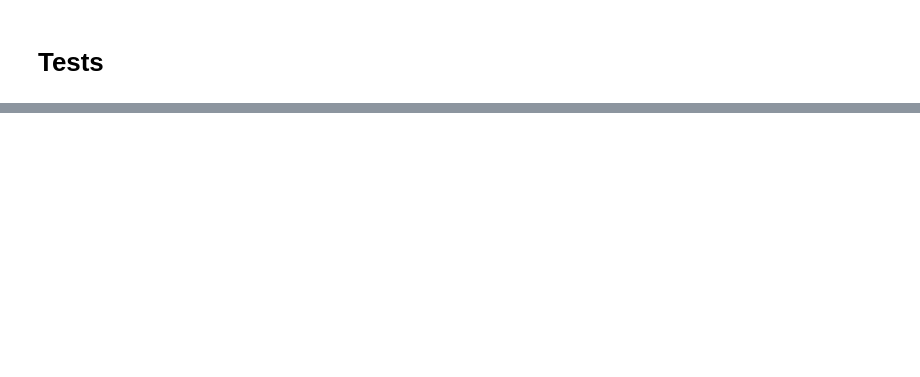
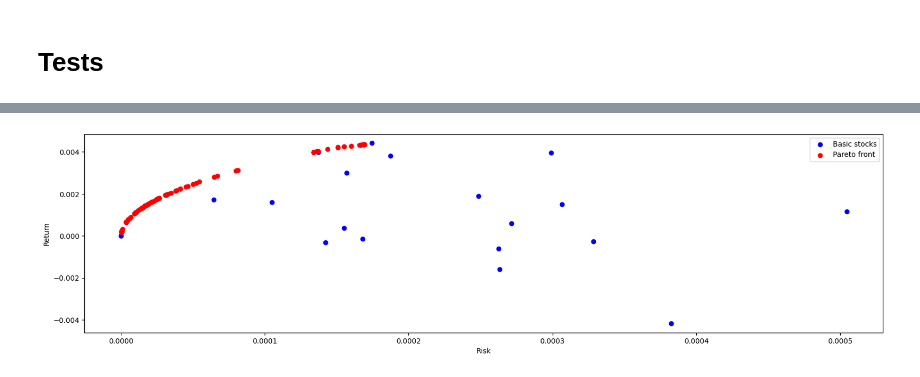
Before and after one commit to MaksWisniewski/PortfolioOpt, a Jupyter notebook: nsga2.ipynb, the cells around one changed output, grey strips where cells are left out. Saved outputs shown, nothing was run; the diff lists cells and outputs as text; code cells hidden in the pictures; blank space fills up the shorter version.

```diff
--- a/nsga2.ipynb
+++ b/nsga2.ipynb
@@ -260,0 +309,8 @@ show_results(population_size=200,
+# %%
+show_results(stock_risk=stock_returns_semi_var,
+             objective_function=portfolio_objective_function(risk_function=portfolio_risk_semi_var),
+             population_size=100,
+             number_of_offspring=200,
+             number_of_iterations=300)
+# %% [output]
+[figure, added]
```
Also changed, not shown: parts of 14 cells of this notebook, 1 other file.
